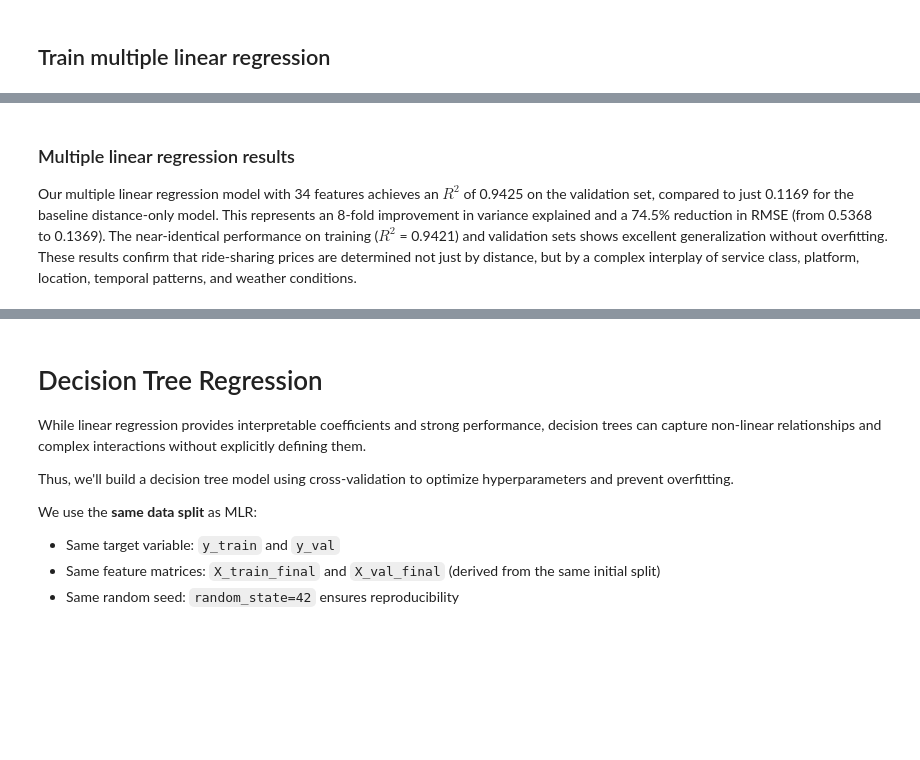
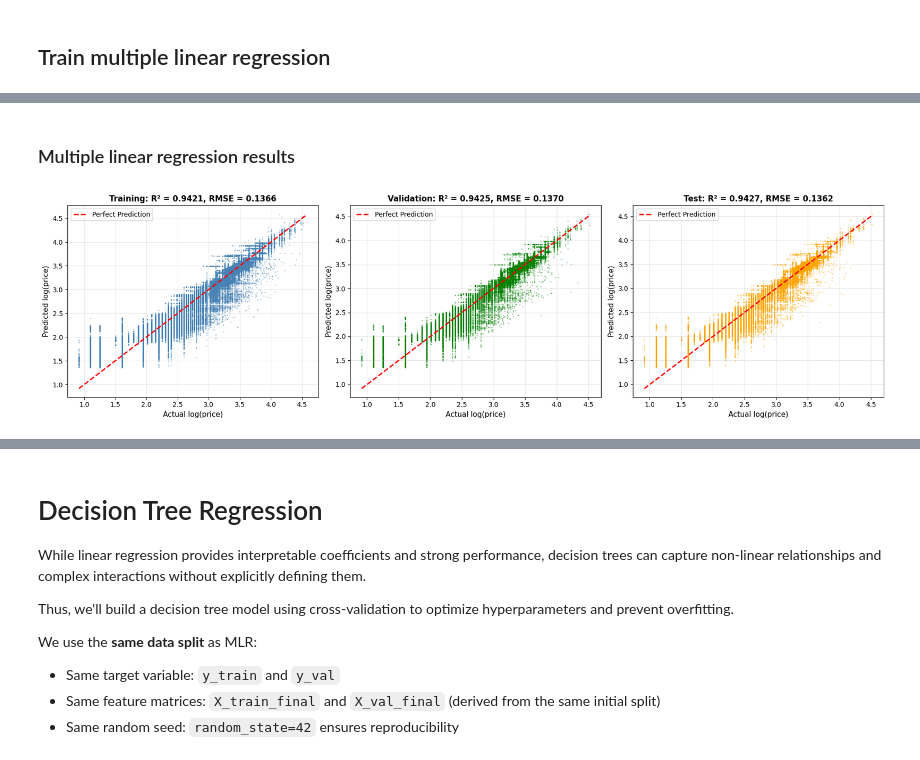
Before and after one commit to CindySun0309/APCOMP209_Final_Project, a Jupyter notebook: DS209A_final_project_group86.ipynb, the cells around one changed output, grey strips where cells are left out. Drawn from its saved outputs; the diff is of its cells as text; code cells hidden in the pictures; blank space fills up the shorter version.

```diff
--- a/DS209A_final_project_group86.ipynb
+++ b/DS209A_final_project_group86.ipynb
@@ -785,0 +828,18 @@ Interaction terms:
+# %%
+lasso_coefs = lasso_model.coef_
+feature_names = X_train_final.columns.tolist()
+
+n_nonzero = np.sum(lasso_coefs != 0)
+n_zero = np.sum(lasso_coefs == 0)
+
+print(f"\nTotal features: {len(feature_names)}")
+print(f"Non-zero coefficients: {n_nonzero}")
+print(f"Zero coefficients (eliminated): {n_zero}")
+
+eliminated_features = [feature_names[i] for i in range(len(lasso_coefs)) if lasso_coefs[i] == 0]
+if eliminated_features:
+    print(f"Features eliminated ({len(eliminated_features)}):")
+    for feat in eliminated_features:
+        print(f"  - {feat}")
+else:
+    print("No features were eliminated (all coefficients non-zero)")
@@ -818,4 +921,45 @@ Validation:
 # %% [markdown]
 ### Multiple linear regression results
-
-Our multiple linear regression model with 34 features achieves an $R^2$ of 0.9425 on the validation set, compared to just 0.1169 for the baseline distance-only model. This represents an 8-fold improvement in variance explained and a 74.5% reduction in RMSE (from 0.5368 to 0.1369). The near-identical performance on training ($R^2$ = 0.9421) and validation sets shows excellent generalization without overfitting. These results confirm that ride-sharing prices are determined not just by distance, but by a complex interplay of service class, platform, location, temporal patterns, and weather conditions.
+# %%
+fig, axes = plt.subplots(1, 3, figsize=(18, 5))
+
+# Training
+axes[0].scatter(y_train, y_train_pred_reduced, alpha=0.3, s=1, color='steelblue')
+axes[0].plot([y_train.min(), y_train.max()],
+             [y_train.min(), y_train.max()],
+             'r--', linewidth=2, label='Perfect Prediction')
+axes[0].set_xlabel('Actual log(price)', fontsize=11)
+axes[0].set_ylabel('Predicted log(price)', fontsize=11)
+axes[0].set_title(f'Training: R² = {train_r2_reduced:.4f}, RMSE = {train_rmse_reduced:.4f}',
+                  fontsize=12, fontweight='bold')
+axes[0].legend()
+axes[0].grid(alpha=0.3)
+
+# Validation
+axes[1].scatter(y_val, y_val_pred_reduced, alpha=0.3, s=1, color='green')
+axes[1].plot([y_val.min(), y_val.max()],
+             [y_val.min(), y_val.max()],
+             'r--', linewidth=2, label='Perfect Prediction')
+axes[1].set_xlabel('Actual log(price)', fontsize=11)
+axes[1].set_ylabel('Predicted log(price)', fontsize=11)
+axes[1].set_title(f'Validation: R² = {val_r2_reduced:.4f}, RMSE = {val_rmse_reduced:.4f}',
+                  fontsize=12, fontweight='bold')
+axes[1].legend()
+axes[1].grid(alpha=0.3)
+
+# Test
+axes[2].scatter(y_test, y_test_pred_reduced, alpha=0.3, s=1, color='orange')
+axes[2].plot([y_test.min(), y_test.max()],
+             [y_test.min(), y_test.max()],
+             'r--', linewidth=2, label='Perfect Prediction')
+axes[2].set_xlabel('Actual log(price)', fontsize=11)
+axes[2].set_ylabel('Predicted log(price)', fontsize=11)
+axes[2].set_title(f'Test: R² = {test_r2_reduced:.4f}, RMSE = {test_rmse_reduced:.4f}',
+                  fontsize=12, fontweight='bold')
+axes[2].legend()
+axes[2].grid(alpha=0.3)
+
+plt.tight_layout()
+plt.show()
+# %% [output]
+[figure, added]
```
Also changed, not shown: parts of 17 cells of this notebook.
